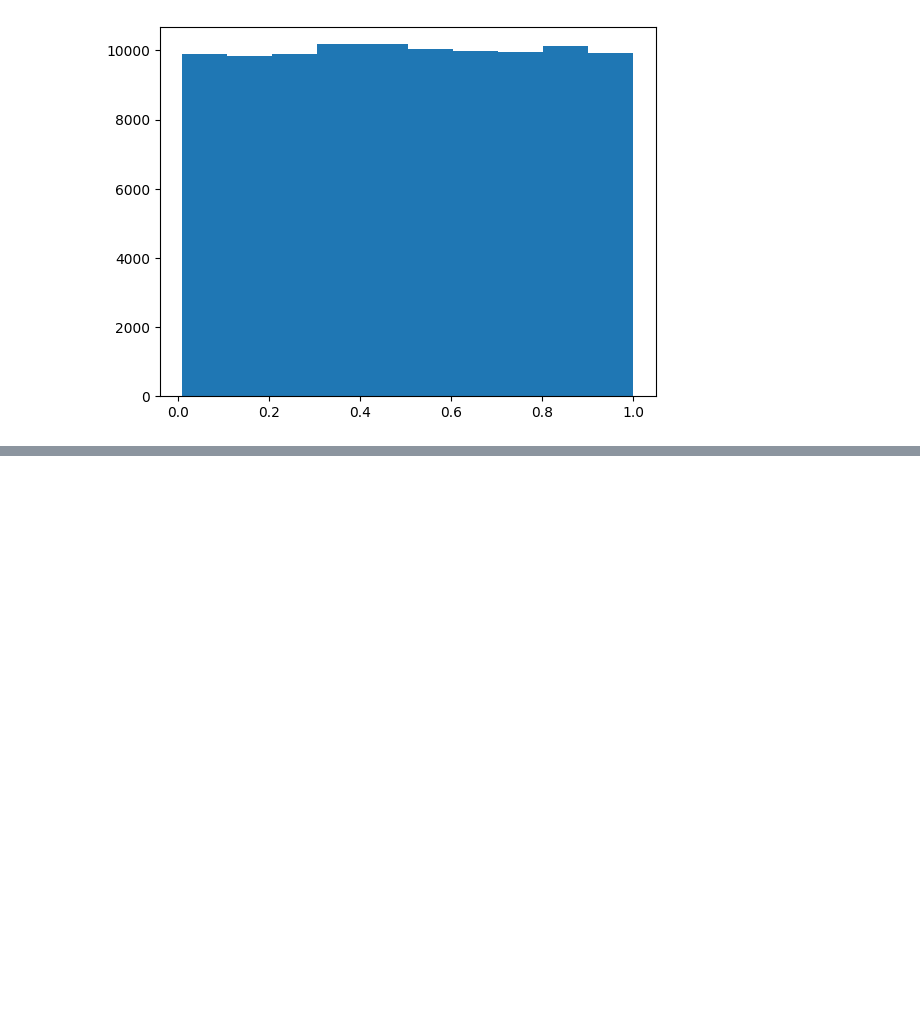
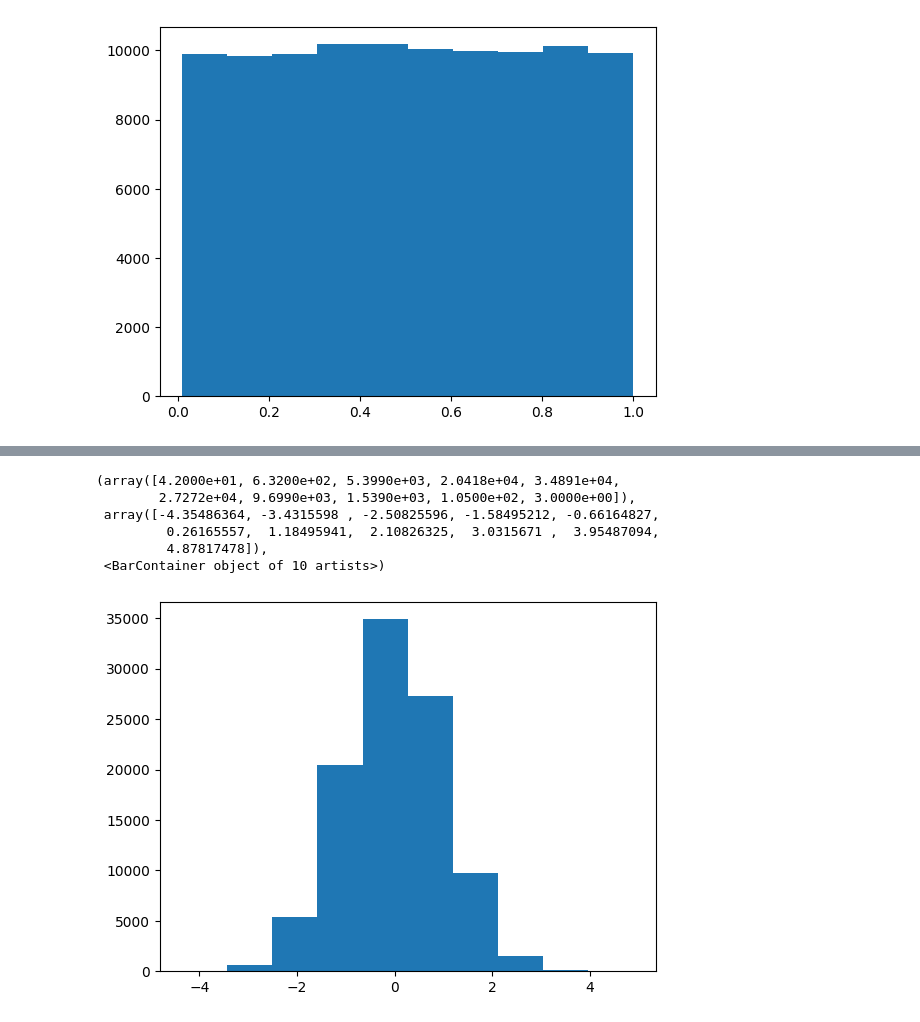
Before and after one commit to ViniciusMikuni/QNF, a Jupyter notebook: scripts/QNF.ipynb, the cells around one changed output, grey strips where cells are left out. Drawn from its saved outputs; the diff is of its cells as text; code cells hidden in the pictures; blank space fills up the shorter version.

```diff
--- a/scripts/QNF.ipynb
+++ b/scripts/QNF.ipynb
@@ -20,0 +76,10 @@ plt.hist(e,bins=10)
+# %%
+plt.hist(gaussian,bins=10)
+# %% [output]
+(array([4.2000e+01, 6.3200e+02, 5.3990e+03, 2.0418e+04, 3.4891e+04,
+        2.7272e+04, 9.6990e+03, 1.5390e+03, 1.0500e+02, 3.0000e+00]),
+ array([-4.35486364, -3.4315598 , -2.50825596, -1.58495212, -0.66164827,
+         0.26165557,  1.18495941,  2.10826325,  3.0315671 ,  3.95487094,
+         4.87817478]),
+ <BarContainer object of 10 artists>)
+[figure, added]
```
Also changed, not shown: parts of 16 cells of this notebook, 2 other files.
